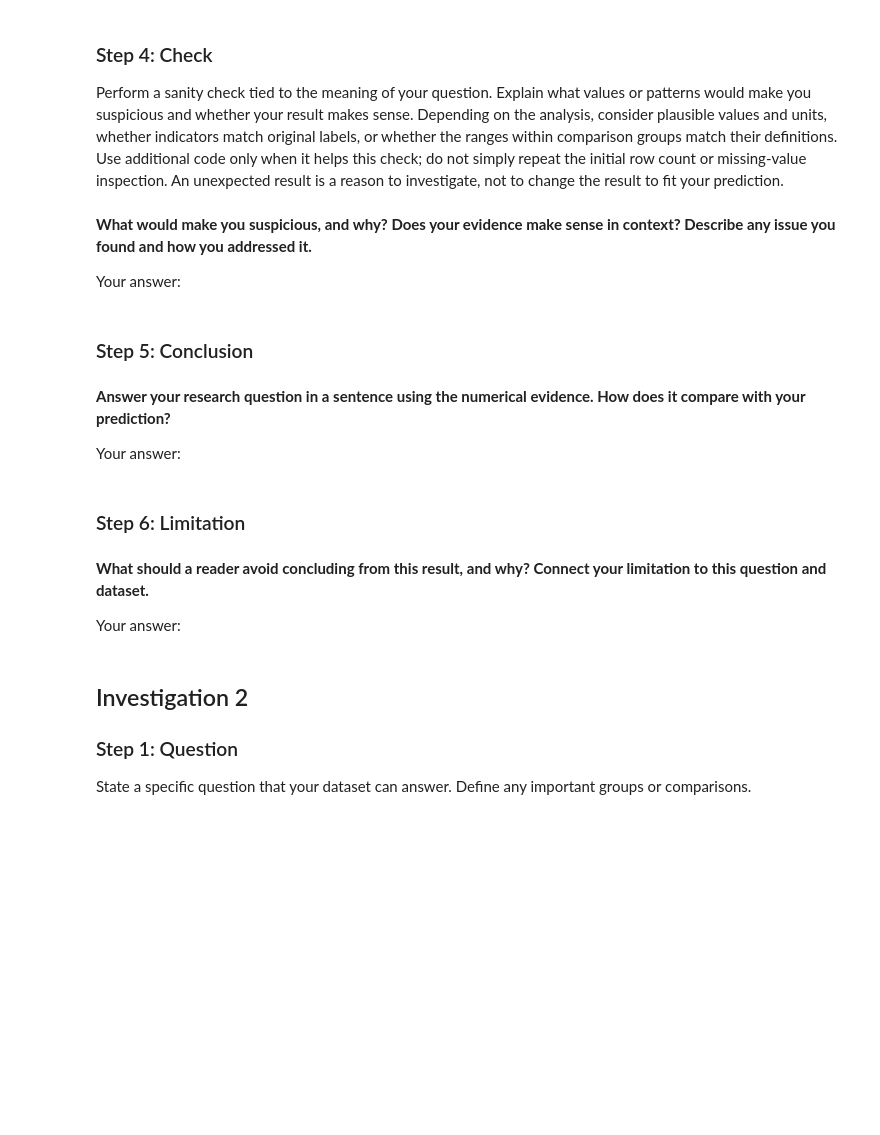
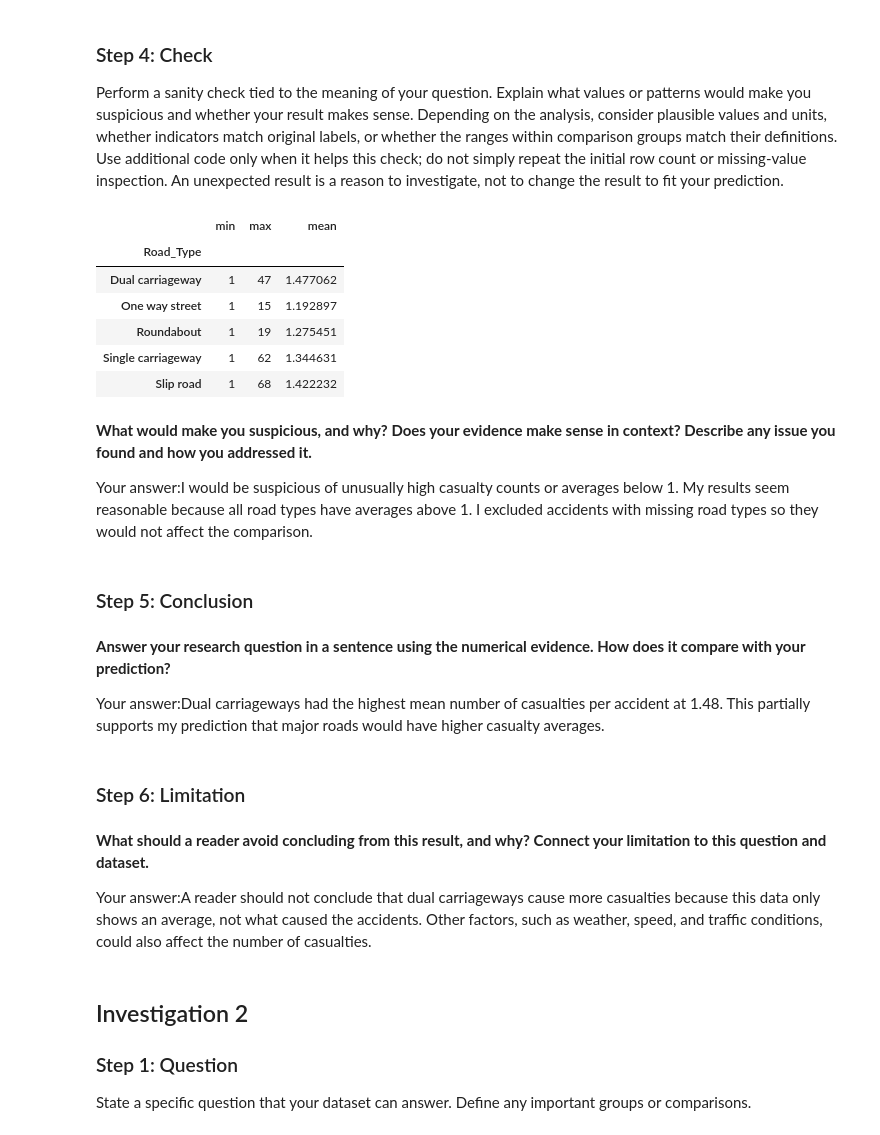
Before and after one commit to Chelsea-Myers/Data_Visualization_and_Modeling_Campus, a Jupyter notebook: week01/lab/Lab - Building a Reproducible Analysis Workflow.ipynb, the cells around one changed output. Cells and saved outputs as stored; diff of their text form; code cells hidden in the pictures; blank space fills up the shorter version.

```diff
--- a/week01/lab/Lab - Building a Reproducible Analysis Workflow.ipynb
+++ b/week01/lab/Lab - Building a Reproducible Analysis Workflow.ipynb
@@ -91,5 +148,6 @@ Your answer:
 Write the code that answers your question. Break the analysis into separate cells for individual operations, as in the lecture, and add cells as needed. Display intermediate results where useful and the final result that answers the question. Explain any new calculated features. You may display a grouped summary directly without assigning it to a variable.
 # %%
 # Prepare, filter, or calculate features as needed; display useful intermediate results.
+accidents_filtered = accidents_df.dropna(subset=['Road_Type'])
 # %%
 # Calculate and display the evidence that answers your question. Add cells as needed.
@@ -103,22 +170,31 @@ Your answer:
 Perform a sanity check tied to the meaning of your question. Explain what values or patterns would make you suspicious and whether your result makes sense. Depending on the analysis, consider plausible values and units, whether indicators match original labels, or whether the ranges within comparison groups match their definitions. Use additional code only when it helps this check; do not simply repeat the initial row count or missing-value inspection. An unexpected result is a reason to investigate, not to change the result to fit your prediction.
 # %%
 # Optional: add a targeted sanity check if code would help.
+accidents_filtered.groupby('Road_Type')['Number_of_Casualties'].agg(['min', 'max', 'mean'])
+# %% [output]
+|  | min | max | mean |
+| Road_Type |  |  |  |
+| Dual carriageway | 1 | 47 | 1.477062 |
+| One way street | 1 | 15 | 1.192897 |
+| Roundabout | 1 | 19 | 1.275451 |
+| Single carriageway | 1 | 62 | 1.344631 |
+| Slip road | 1 | 68 | 1.422232 |
 # %% [markdown]
 **What would make you suspicious, and why? Does your evidence make sense in context? Describe any issue you found and how you addressed it.**
 
-Your answer:
+Your answer:I would be suspicious of unusually high casualty counts or averages below 1. My results seem reasonable because all road types have averages above 1. I excluded accidents with missing road types so they would not affect the comparison.
 # %% [markdown]
 ### Step 5: Conclusion
 # %% [markdown]
 **Answer your research question in a sentence using the numerical evidence. How does it compare with your prediction?**
 
-Your answer:
+Your answer:Dual carriageways had the highest mean number of casualties per accident at 1.48. This partially supports my prediction that major roads would have higher casualty averages.
 # %% [markdown]
 ### Step 6: Limitation
 # %% [markdown]
 **What should a reader avoid concluding from this result, and why? Connect your limitation to this question and dataset.**
 
-Your answer:
+Your answer:A reader should not conclude that dual carriageways cause more casualties because this data only shows an average, not what caused the accidents. Other factors, such as weather, speed, and traffic conditions, could also affect the number of casualties.
 # %% [markdown]
 ## Investigation 2
 
```
Also changed, not shown: parts of 35 cells of this notebook, 2 other files.
